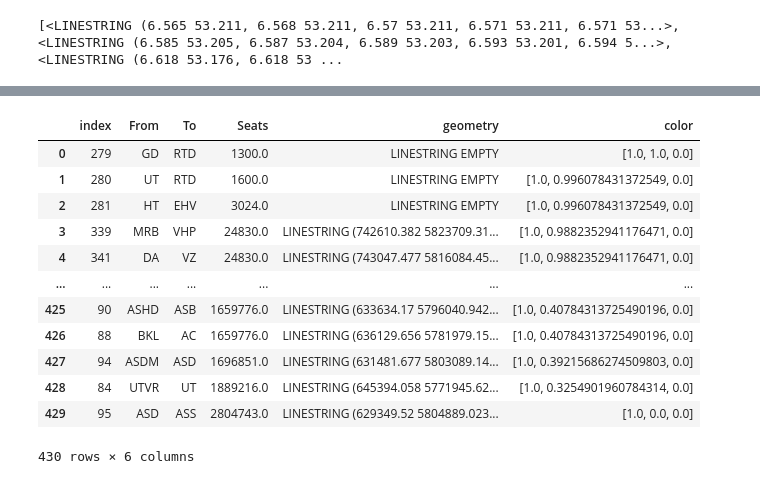
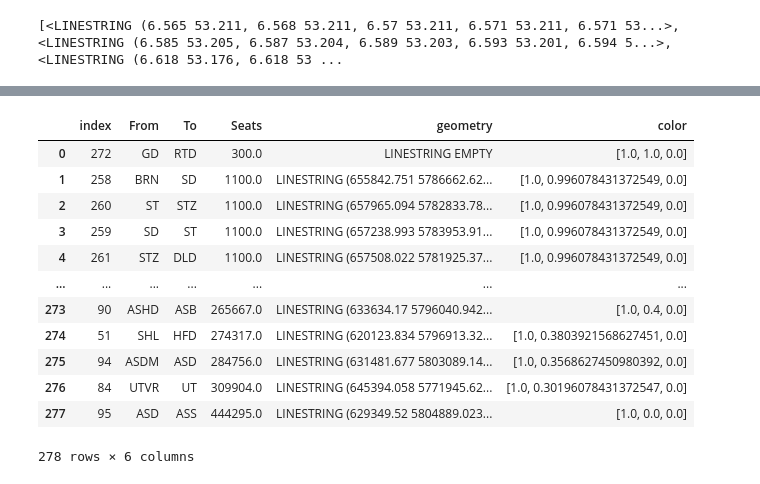
Before and after one commit to mathijsmarkus/python_group_assignment, a Jupyter notebook: Hoofd Notebook.ipynb, the cells around one changed output, grey strips where cells are left out. Saved outputs shown, nothing was run; the diff lists cells and outputs as text; code cells hidden in the pictures.

```diff
--- a/Hoofd Notebook.ipynb
+++ b/Hoofd Notebook.ipynb
@@ -191,8 +191,8 @@ TravelData.to_csv('TravelData.csv')
 # %%
 #Sort seats according to the provided travel data en the known existing trainservices
-TrainTravelData = pd.read_csv('TravelData.csv', index_col=0)
-#TrainTravelData2 = TrainTravelData[TrainTravelData['OperatingDay'] == '2024-10-13'].reset_index(drop=True)
-SortedSeats = SeatSorter('TrainServices.csv', TrainTravelData)
+TrainTravelData = pd.read_csv('TravelDataNS.csv', index_col=0)
+TrainTravelData2 = TrainTravelData[TrainTravelData['OperatingDay'] == '2024-10-09'].reset_index(drop=True)
+SortedSeats = SeatSorter('TrainServices.csv', TrainTravelData2)
 # %%
 #de dataframe met totale aantal stoelen per stukje route maken
 df = pd.DataFrame({'From':[],'To':[],'Seats':[]})
@@ -348,17 +347,17 @@ plt.show()
 # %%
 display(df)
-df.to_csv('PlotDataWeek.csv')
+df.to_csv('PlotDataWednesday.csv')
 # %% [output]
 |  | index | From | To | Seats | geometry | color |
-| 0 | 279 | GD | RTD | 1300.0 | LINESTRING EMPTY | [1.0, 1.0, 0.0] |
-| 1 | 280 | UT | RTD | 1600.0 | LINESTRING EMPTY | [1.0, 0.996078431372549, 0.0] |
-| 2 | 281 | HT | EHV | 3024.0 | LINESTRING EMPTY | [1.0, 0.996078431372549, 0.0] |
-| 3 | 339 | MRB | VHP | 24830.0 | LINESTRING (742610.382 5823709.31... | [1.0, 0.9882352941176471, 0.0] |
-| 4 | 341 | DA | VZ | 24830.0 | LINESTRING (743047.477 5816084.45... | [1.0, 0.9882352941176471, 0.0] |
+| 0 | 272 | GD | RTD | 300.0 | LINESTRING EMPTY | [1.0, 1.0, 0.0] |
+| 1 | 258 | BRN | SD | 1100.0 | LINESTRING (655842.751 5786662.62... | [1.0, 0.996078431372549, 0.0] |
+| 2 | 260 | ST | STZ | 1100.0 | LINESTRING (657965.094 5782833.78... | [1.0, 0.996078431372549, 0.0] |
+| 3 | 259 | SD | ST | 1100.0 | LINESTRING (657238.993 5783953.91... | [1.0, 0.996078431372549, 0.0] |
+| 4 | 261 | STZ | DLD | 1100.0 | LINESTRING (657508.022 5781925.37... | [1.0, 0.996078431372549, 0.0] |
 | ... | ... | ... | ... | ... | ... | ... |
-| 425 | 90 | ASHD | ASB | 1659776.0 | LINESTRING (633634.17 5796040.942... | [1.0, 0.40784313725490196, 0.0] |
-| 426 | 88 | BKL | AC | 1659776.0 | LINESTRING (636129.656 5781979.15... | [1.0, 0.40784313725490196, 0.0] |
-| 427 | 94 | ASDM | ASD | 1696851.0 | LINESTRING (631481.677 5803089.14... | [1.0, 0.39215686274509803, 0.0] |
-| 428 | 84 | UTVR | UT | 1889216.0 | LINESTRING (645394.058 5771945.62... | [1.0, 0.3254901960784314, 0.0] |
-| 429 | 95 | ASD | ASS | 2804743.0 | LINESTRING (629349.52 5804889.023... | [1.0, 0.0, 0.0] |
+| 273 | 90 | ASHD | ASB | 265667.0 | LINESTRING (633634.17 5796040.942... | [1.0, 0.4, 0.0] |
+| 274 | 51 | SHL | HFD | 274317.0 | LINESTRING (620123.834 5796913.32... | [1.0, 0.3803921568627451, 0.0] |
+| 275 | 94 | ASDM | ASD | 284756.0 | LINESTRING (631481.677 5803089.14... | [1.0, 0.3568627450980392, 0.0] |
+| 276 | 84 | UTVR | UT | 309904.0 | LINESTRING (645394.058 5771945.62... | [1.0, 0.30196078431372547, 0.0] |
+| 277 | 95 | ASD | ASS | 444295.0 | LINESTRING (629349.52 5804889.023... | [1.0, 0.0, 0.0] |
-430 rows × 6 columns
+278 rows × 6 columns
```
Also changed, not shown: parts of 5 cells of this notebook.
